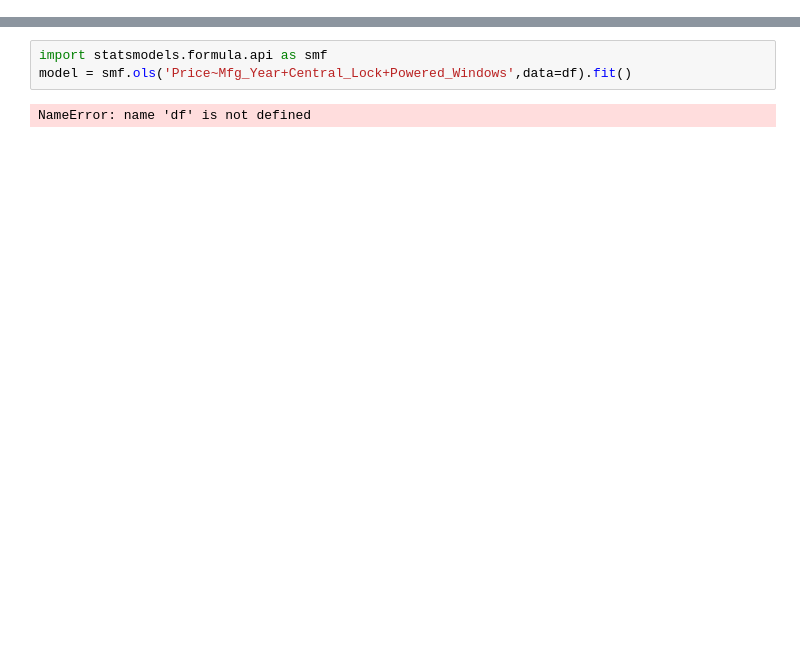
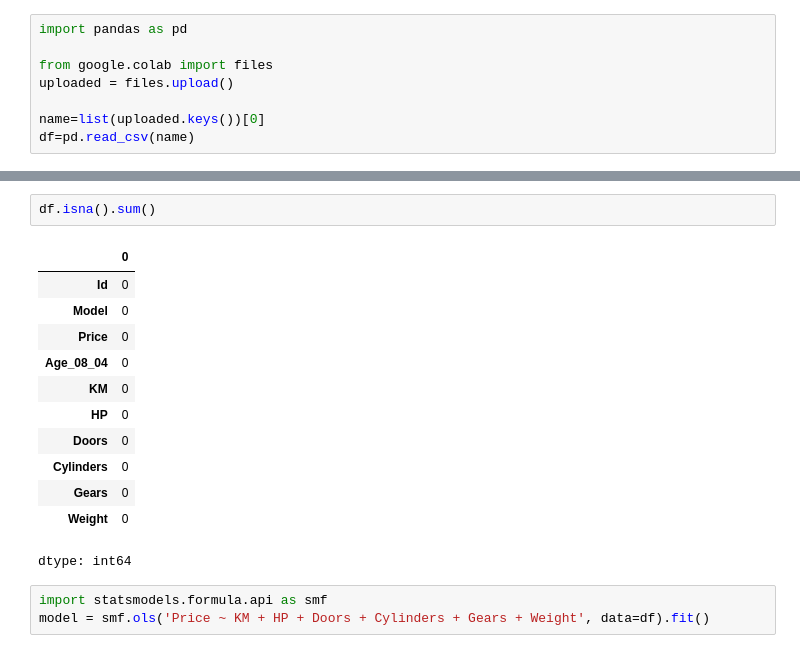
Before and after one commit to Ashishreddy2005/pythons-AD, a Jupyter notebook: toyota.ipynb, the cells around one changed output, grey strips where cells are left out. Saved outputs shown, nothing was run; the diff lists cells and outputs as text; blank space fills up the shorter version.

```diff
--- a/toyota.ipynb
+++ b/toyota.ipynb
@@ -15,0 +9,8 @@ MessageError: RangeError: Maximum call stack size exceeded.
+# %%
+import pandas as pd
+
+from google.colab import files
+uploaded = files.upload()
+
+name=list(uploaded.keys())[0]
+df=pd.read_csv(name)
@@ -16,5 +94,18 @@ MessageError: RangeError: Maximum call stack size exceeded.
+# %%
+df.isna().sum()
+# %% [output]
+|  | 0 |
+| Id | 0 |
+| Model | 0 |
+| Price | 0 |
+| Age_08_04 | 0 |
+| KM | 0 |
+| HP | 0 |
+| Doors | 0 |
+| Cylinders | 0 |
+| Gears | 0 |
+| Weight | 0 |
+dtype: int64
 # %%
 import statsmodels.formula.api as smf
-model = smf.ols('Price~Mfg_Year+Central_Lock+Powered_Windows',data=df).fit()
+model = smf.ols('Price ~ KM + HP + Doors + Cylinders + Gears + Weight', data=df).fit()
-# %% [output]
-NameError: name 'df' is not defined
```
Also changed, not shown: parts of 13 cells of this notebook.
